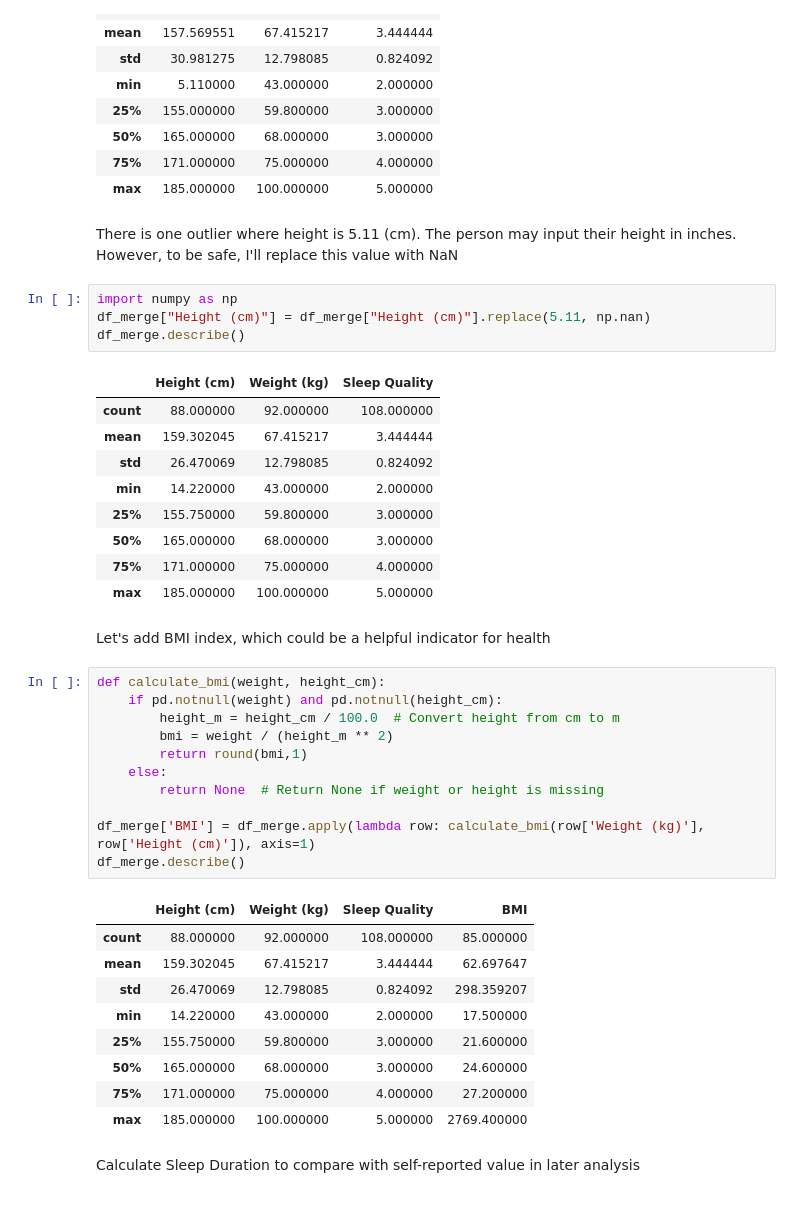
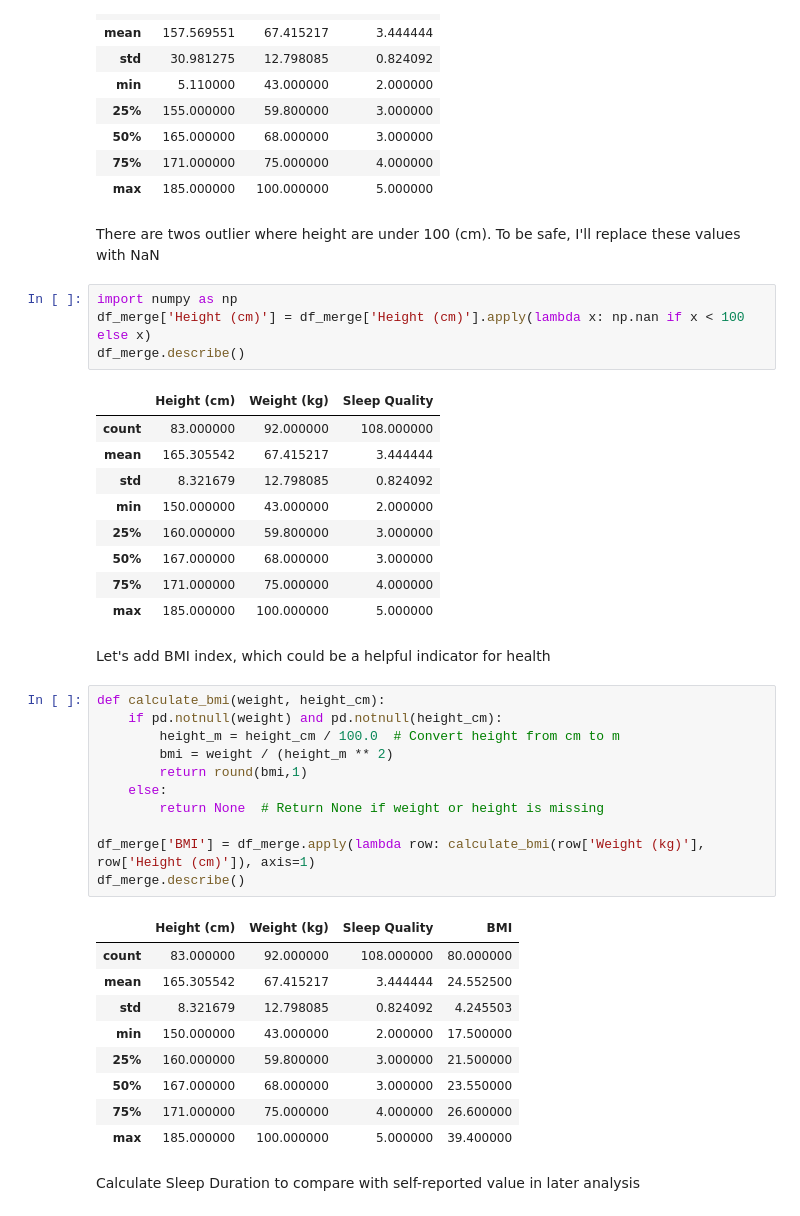
Before and after one commit to johnkimtech/sleep, a Jupyter notebook: data_prep.ipynb, the cells around one changed output. Drawn from its saved outputs; the diff is of its cells as text.

```diff
--- a/data_prep.ipynb
+++ b/data_prep.ipynb
@@ -308,20 +308,19 @@ df_merge.describe()
 | 75% | 171.000000 | 75.000000 | 4.000000 |
 | max | 185.000000 | 100.000000 | 5.000000 |
 # %% [markdown]
-There is one outlier where height is 5.11 (cm). The person may input their height in inches.
-However, to be safe, I'll replace this value with NaN
+There are twos outlier where height are under 100 (cm). To be safe, I'll replace these values with NaN
 # %%
 import numpy as np
-df_merge["Height (cm)"] = df_merge["Height (cm)"].replace(5.11, np.nan)
+df_merge['Height (cm)'] = df_merge['Height (cm)'].apply(lambda x: np.nan if x < 100 else x)
 df_merge.describe()
 # %% [output]
 |  | Height (cm) | Weight (kg) | Sleep Quality |
-| count | 88.000000 | 92.000000 | 108.000000 |
-| mean | 159.302045 | 67.415217 | 3.444444 |
-| std | 26.470069 | 12.798085 | 0.824092 |
-| min | 14.220000 | 43.000000 | 2.000000 |
-| 25% | 155.750000 | 59.800000 | 3.000000 |
-| 50% | 165.000000 | 68.000000 | 3.000000 |
+| count | 83.000000 | 92.000000 | 108.000000 |
+| mean | 165.305542 | 67.415217 | 3.444444 |
+| std | 8.321679 | 12.798085 | 0.824092 |
+| min | 150.000000 | 43.000000 | 2.000000 |
+| 25% | 160.000000 | 59.800000 | 3.000000 |
+| 50% | 167.000000 | 68.000000 | 3.000000 |
 | 75% | 171.000000 | 75.000000 | 4.000000 |
 | max | 185.000000 | 100.000000 | 5.000000 |
 # %% [markdown]
@@ -339,14 +338,14 @@ df_merge['BMI'] = df_merge.apply(lambda row: calculate_bmi(row['Weight (kg)'], r
 df_merge.describe()
 # %% [output]
 |  | Height (cm) | Weight (kg) | Sleep Quality | BMI |
-| count | 88.000000 | 92.000000 | 108.000000 | 85.000000 |
-| mean | 159.302045 | 67.415217 | 3.444444 | 62.697647 |
-| std | 26.470069 | 12.798085 | 0.824092 | 298.359207 |
-| min | 14.220000 | 43.000000 | 2.000000 | 17.500000 |
-| 25% | 155.750000 | 59.800000 | 3.000000 | 21.600000 |
-| 50% | 165.000000 | 68.000000 | 3.000000 | 24.600000 |
-| 75% | 171.000000 | 75.000000 | 4.000000 | 27.200000 |
-| max | 185.000000 | 100.000000 | 5.000000 | 2769.400000 |
+| count | 83.000000 | 92.000000 | 108.000000 | 80.000000 |
+| mean | 165.305542 | 67.415217 | 3.444444 | 24.552500 |
+| std | 8.321679 | 12.798085 | 0.824092 | 4.245503 |
+| min | 150.000000 | 43.000000 | 2.000000 | 17.500000 |
+| 25% | 160.000000 | 59.800000 | 3.000000 | 21.500000 |
+| 50% | 167.000000 | 68.000000 | 3.000000 | 23.550000 |
+| 75% | 171.000000 | 75.000000 | 4.000000 | 26.600000 |
+| max | 185.000000 | 100.000000 | 5.000000 | 39.400000 |
 # %% [markdown]
 Calculate Sleep Duration to compare with self-reported value in later analysis
 # %%
```
Also changed, not shown: parts of 11 cells of this notebook, 4 other files.
